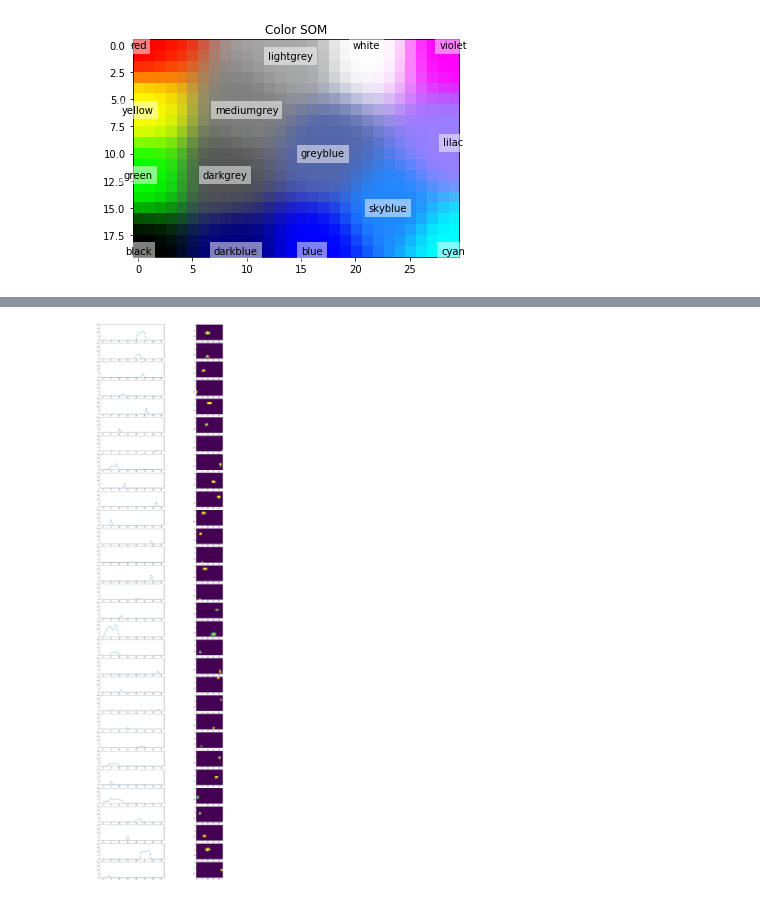
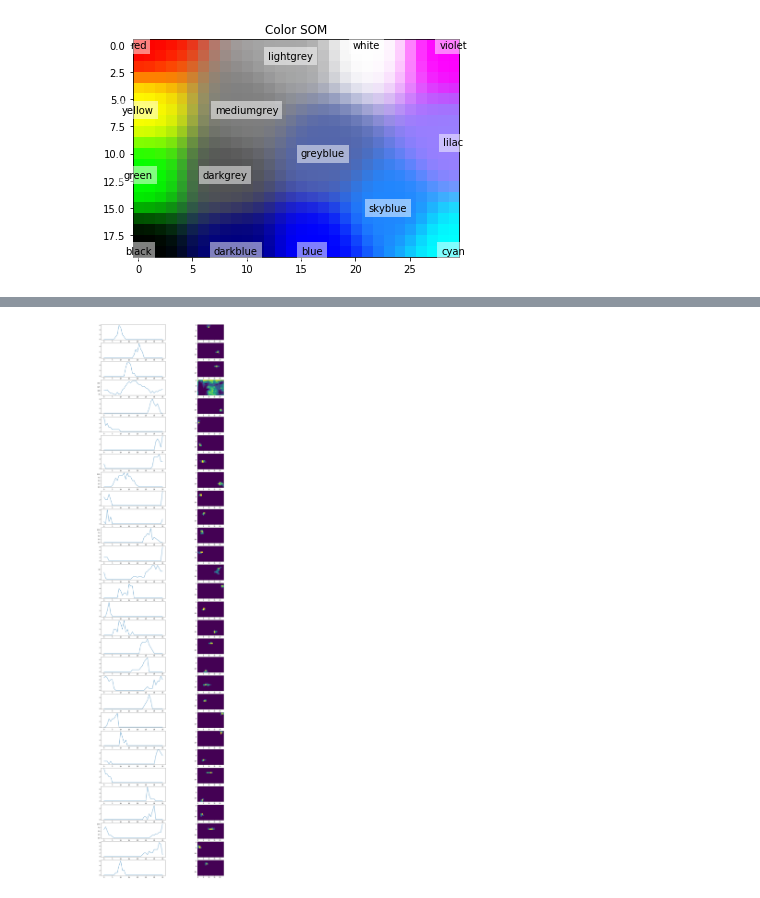
Before and after one commit to mislam5285/Unsupervised-Representation-Learning, a Jupyter notebook: Test4.ipynb, the cells around one changed output, grey strips where cells are left out. Drawn from its saved outputs; the diff is of its cells as text; code cells hidden in the pictures.

```diff
--- a/Test4.ipynb
+++ b/Test4.ipynb
@@ -445,0 +400,20 @@ print(head_cell_weight_matrix.shape, place_cell_weight_matrix.shape)
+# %%
+head_image_map = head_cell_uf.components()
+head_cell_size = len(head_image_map)
+image_head_map = np.zeros(train_images_1_z.shape[0])
+head_cell_counter = 0
+for image_list in head_image_map:
+    for image_idx in image_list:
+        image_head_map[image_idx] = head_cell_counter
+    head_cell_counter += 1
+print(head_cell_counter, 'head_cell_size:', head_cell_size)
+
+place_image_map = place_cell_uf.components()
+place_cell_size = len(place_image_map)
+image_place_map = np.zeros(train_images_1_z.shape[0])
+place_cell_counter = 0
+for image_list in place_image_map:
+    for image_idx in image_list:
+        image_place_map[image_idx] = place_cell_counter
+    place_cell_counter += 1
+print(place_cell_counter, 'place_cell_size:', place_cell_size)
@@ -515,9 +478,9 @@ for test_image_z_idx in range(test_images_z.shape[0]):
     test_x = test_xs[test_image_z_idx]
     test_y = test_ys[test_image_z_idx]
     test_angle = test_angles[test_image_z_idx]
-    head_map_4_head_cell[test_angle.astype(int), :] += head_cell_test_out2[test_image_z_idx, :]
-    place_map_4_head_cell[(test_y-3).astype(int), (test_x-3).astype(int), :] += head_cell_test_out2[test_image_z_idx, :]
-    head_map_4_place_cell[test_angle.astype(int), :] += place_cell_test_out2[test_image_z_idx, :]
-    place_map_4_place_cell[(test_y-3).astype(int), (test_x-3).astype(int), :] += place_cell_test_out2[test_image_z_idx, :]
+    head_map_4_head_cell[test_angle.astype(int), :] += head_cell_test_out[test_image_z_idx, :]
+    place_map_4_head_cell[(test_y-3).astype(int), (test_x-3).astype(int), :] += head_cell_test_out[test_image_z_idx, :]
+    head_map_4_place_cell[test_angle.astype(int), :] += place_cell_test_out[test_image_z_idx, :]
+    place_map_4_place_cell[(test_y-3).astype(int), (test_x-3).astype(int), :] += place_cell_test_out[test_image_z_idx, :]
 # %%
 fig, axs = plt.subplots(40, 2, figsize=(18, 90))
@@ -537,15 +497,12 @@ plt.show()
 # %%
 fig, axs = plt.subplots(30, 2, figsize=(18, 72))
-rnd_place_cell = np.random.choice(place_cell_size, 30)
 idx_counter = 0
-for place_cell_idx in rnd_place_cell:
-    axs[idx_counter][0].plot(np.abs(head_map_4_place_cell[:, place_cell_idx]))
-    axs[idx_counter][0].set_ylim(0, 20)
-#     min_val = min(head_map_4_head_cell[:, example_i])
-#     max_val = max(head_map_4_head_cell[:, example_i])
-#     axs[example_i][0].set_title('min = ' + str(min_val) + ' max = ' + str(max_val) + '\nDifferent = ' + str(max_val-min_val) + '\n...')
-    axs[idx_counter][1].imshow(np.abs(place_map_4_place_cell[:, :, place_cell_idx]))
-    idx_counter += 1
+for place_cell_idx in range(place_cell_size):
+    if np.max(head_map_4_place_cell[:, place_cell_idx]) >= 5 and idx_counter < 30:
+        axs[idx_counter][0].plot(np.abs(head_map_4_place_cell[:, place_cell_idx]))
+    #     axs[idx_counter][0].set_ylim(0, 20)
+        axs[idx_counter][1].imshow(np.abs(place_map_4_place_cell[:, :, place_cell_idx]))
+        idx_counter += 1
 plt.show()
 # %% [output]
-[figure, old version]
+[figure, new version]
```
Also changed, not shown: parts of 13 cells of this notebook.
